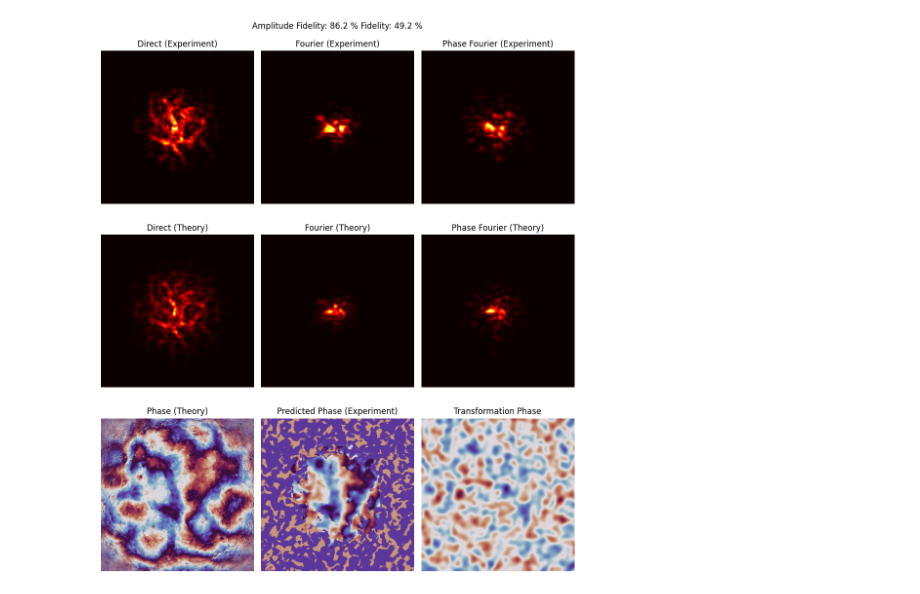
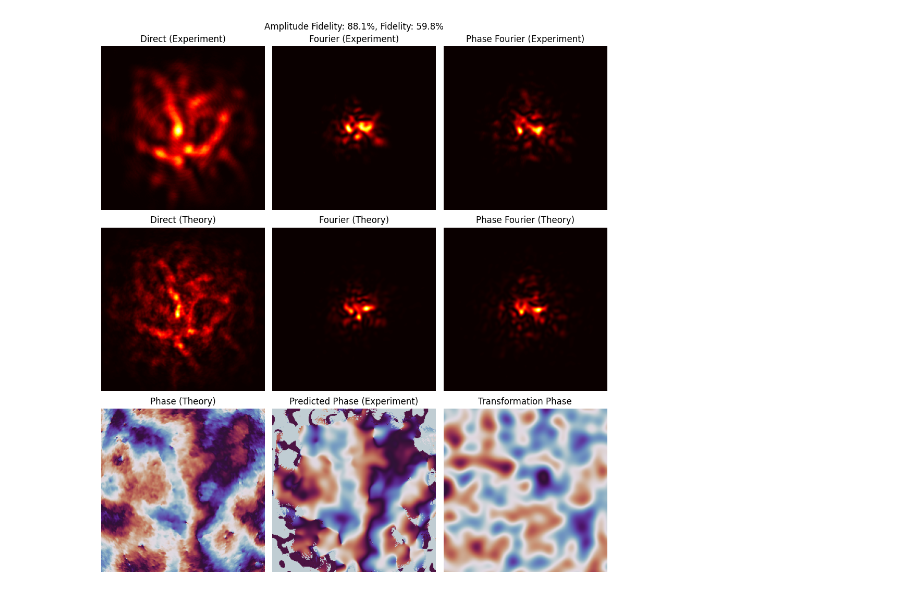
Before and after one commit to marcsgil/random_phase_measurements, a Jupyter notebook: tomography.ipynb, the cells around one changed output. Drawn from its saved outputs; the diff is of its cells as text; code cells hidden in the pictures.

```diff
--- a/tomography.ipynb
+++ b/tomography.ipynb
@@ -86,5 +77,0 @@ u_fourier, p_fourier = polar(A_fourier)
-# %%
-holo = np.zeros((slm.height, slm.width), dtype=np.uint8)
-slm.updateArray(holo)
-bg_direct = camera_direct.capture().mean()
-bg_fourier = camera_fourier.capture().mean()
@@ -240,52 +158,56 @@ predicted_phase = augmented_gs(
+# %%
+initial_phase = jax.random.uniform(jax.random.key(0), (20, *amplitude_direct.shape))
+
+predicted_phase = augmented_gs(
+    amplitude_direct,
+    np.fft.fftshift(amplitude_fourier),
+    np.fft.fftshift(amplitude_phase_fourier),
+    cropped_phase_transformation,
+    initial_phase,
+    100,
+)
 # %%
-amplitude_fidelity = fidelity(np.complex64(jnp.abs(mode)), np.complex64(direct_amplitude))
-fid = fidelity(mode, direct_amplitude * jnp.exp(1j * predicted_phase))
+predicted_mode = amplitude_direct * np.exp(1j * predicted_phase)
 
-fig, axs = plt.subplots(nrows=3, ncols=3, figsize=(10, 12))
-fig.suptitle(f"Amplitude Fidelity: {100 * amplitude_fidelity:.1f} % Fidelity: {100 * fid:.1f} %")
+CROP = 256
 
-axs[0, 0].imshow(resize_and_center(jnp.abs(direct_amplitude) ** 2, xs.shape, 1), cmap="hot")
+fid = fidelity(predicted_mode, mode)
+amplitude_fid = fidelity(np.complex64(amplitude_direct), np.complex64(np.abs(mode)))
+
+
+
+fig, axs = plt.subplots(3, 3, figsize=(10, 11))
+fig.suptitle(f"Amplitude Fidelity: {amplitude_fid:.1%}, Fidelity: {fid:.1%}")
+axs[0, 0].imshow(crop_center(amplitude_direct**2, CROP), cmap="hot")
 axs[0, 0].set_title("Direct (Experiment)")
 
-axs[0, 1].imshow(resize_and_center(jnp.abs(np.fft.ifftshift(fourier_amplitude)) ** 2, xs.shape, 6), cmap="hot")
+axs[0, 1].imshow(image_fourier, cmap="hot")
 axs[0, 1].set_title("Fourier (Experiment)")
 
-axs[0, 2].imshow(resize_and_center(jnp.abs(np.fft.ifftshift(phase_fourier_amplitude)) ** 2, xs.shape, 6), cmap="hot")
+axs[0, 2].imshow(image_phase_fourier, cmap="hot")
 axs[0, 2].set_title("Phase Fourier (Experiment)")
 
-axs[1, 0].imshow(resize_and_center(jnp.abs(mode) ** 2, xs.shape, 1), cmap="hot")
+axs[1, 0].imshow(crop_center(np.abs(mode)**2, CROP), cmap="hot")
 axs[1, 0].set_title("Direct (Theory)")
 
-axs[1, 1].imshow(resize_and_center(jnp.abs(np.fft.ifftshift(u_fourier)) ** 2, xs.shape, 6), cmap="hot")
+axs[1, 1].imshow(np.abs(theo_mode_fourier)**2, cmap="hot")
 axs[1, 1].set_title("Fourier (Theory)")
 
-axs[1, 2].imshow(resize_and_center(jnp.abs(np.fft.ifftshift(u_phase_fourier)) ** 2, xs.shape, 6), cmap="hot")
+axs[1, 2].imshow(np.abs(theo_mode_phase_fourier)**2, cmap="hot")
 axs[1, 2].set_title("Phase Fourier (Theory)")
 
-axs[2, 0].imshow(
-    resize_and_center(set_phase_reference(jnp.angle(mode), posX=0.40, posY=0.40), xs.shape, 1),
-    cmap="twilight",
-    vmin=-jnp.pi,
-    vmax=jnp.pi,
-)
+axs[2, 0].imshow(set_phase_reference(crop_center(np.angle(mode), CROP), posX = 0.4, posY = 0.4), cmap="twilight", vmin=-np.pi, vmax=np.pi)
 axs[2, 0].set_title("Phase (Theory)")
 
-axs[2, 1].imshow(
-    resize_and_center(set_phase_reference(predicted_phase, posX=0.40, posY=0.40), xs.shape, 1),
-    cmap="twilight",
-    vmin=-jnp.pi,
-    vmax=jnp.pi,
-)
+axs[2, 1].imshow(set_phase_reference(crop_center(predicted_phase, CROP), posX = 0.4, posY = 0.4), cmap="twilight", vmin=-np.pi, vmax=np.pi)
 axs[2, 1].set_title("Predicted Phase (Experiment)")
 
-axs[2, 2].imshow(resize_and_center(np.angle(cropped_phase_transformation), xs.shape, 1), cmap="twilight", vmin=-jnp.pi, vmax=jnp.pi)
+axs[2, 2].imshow(crop_center(cropped_phase_mask, CROP), cmap="twilight", vmin=-np.pi, vmax=np.pi)
 axs[2, 2].set_title("Transformation Phase")
 
-for m in range(axs.shape[0]):
-    for n in range(axs.shape[1]):
-        axs[m, n].set_axis_off()
+for ax in axs.flatten():
+    ax.axis("off")
 
 plt.tight_layout()
-plt.show()
 # %% [output]
-[figure, old version]
+[figure, new version]
```
Also changed, not shown: parts of 23 cells of this notebook, 5 other files.
